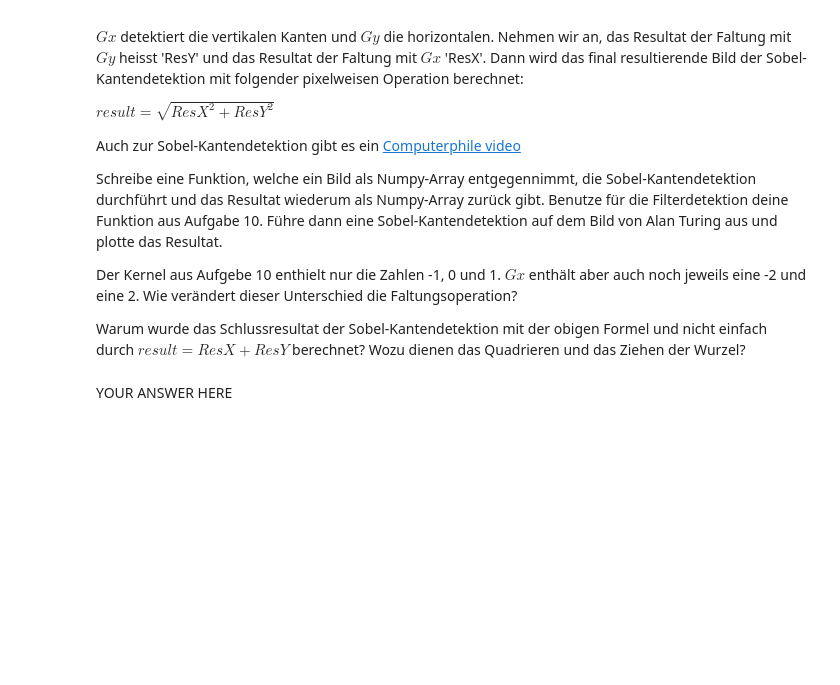
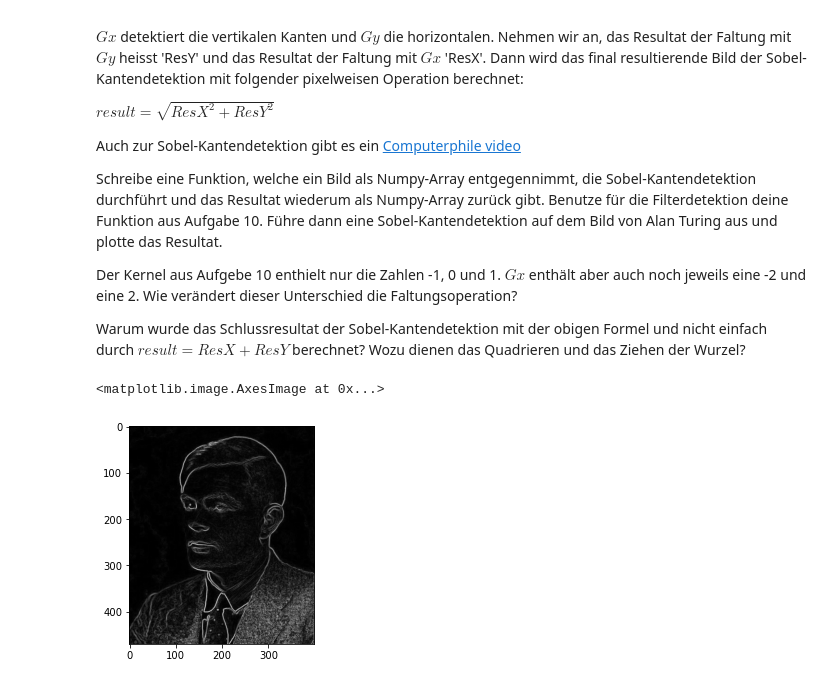
Before and after one commit to marcschny/dsp_assignments, a Jupyter notebook: assignments/assignment08_graded/assignment08_graded.ipynb, the cells around one changed output. Saved outputs shown, nothing was run; the diff lists cells and outputs as text; code cells hidden in the pictures; blank space fills up the shorter version.

```diff
--- a/assignments/assignment08_graded/assignment08_graded.ipynb
+++ b/assignments/assignment08_graded/assignment08_graded.ipynb
@@ -271,19 +278,19 @@ $$
 
 Plotte das Resultierende Bild. Der Kernel ist ein Kantendetektionsfilter. Warum erscheinen einige Kanten dunkel aber andere Hell?
 # %%
-def convolution(img, kernel):
+def convolution(image, kernel):
 
     #init result as empty image (using same scale as the original image)
-    result = np.empty(img.shape)
+    result = np.empty(image.shape)
 
     #pad array with edge values
-    img_padded = np.pad(img, 1, "edge")
+    img_padded = np.pad(image, 1, "edge")
 
     #loop through image
     #always start from second position, and end in second last position
     #so only the actual image values are iterated (w/o the pad values at the edges)
-    for x in range(1, len(img_padded)-2):
-        for y in range(1, len(img_padded[x])-2):
+    for x in range(1, len(img_padded)-1):
+        for y in range(1, len(img_padded[x])-1):
 
             #create 3x3 slice of the image
             img_slice = img_padded[x-1:x+2, y-1:y+2]
@@ -294,8 +301,8 @@ def convolution(img, kernel):
             #get new pixel value summing up the values in new_slice
             new_value = np.sum(new_slice)
 
-            #set new pixel value
-            result[x,y] = new_value
+            #set new pixel value (starting with [0][0])
+            result[x-1][y-1] = new_value
 
     return result
 # %%
@@ -349,10 +356,3 @@ Schreibe eine Funktion, welche ein Bild als Numpy-Array entgegennimmt, die Sobel
 Der Kernel aus Aufgebe 10 enthielt nur die Zahlen -1, 0 und 1. $Gx$ enthält aber auch noch jeweils eine -2 und eine 2. Wie verändert dieser Unterschied die Faltungsoperation?
 
 Warum wurde das Schlussresultat der Sobel-Kantendetektion mit der obigen Formel und nicht einfach durch $result = ResX + ResY$ berechnet? Wozu dienen das Quadrieren und das Ziehen der Wurzel?
-# %%
-def sobel(img):
-
-    # YOUR CODE HERE
-    raise NotImplementedError()
-
-    return result
@@ -362,2 +359,22 @@ raise NotImplementedError()
-# %% [markdown]
-YOUR ANSWER HERE
+# %%
+def sobel(img):
+
+    #init Gx and Gy
+    Gx = [[-1,0,1],[-2,0,2],[-1,0,1]]
+    Gy = [[-1,-2,-1],[0,0,0],[1,2,1]]
+
+    #calc resX and resY using convolution from task 10
+    resX = convolution(img, Gx)
+    resY = convolution(img, Gy)
+
+    #calc result using result-operation from text above
+    result = np.sqrt((resX**2)+(resY**2))
+
+    return result
+# %%
+#display sobel image
+sobel_img = sobel(img)
+plt.imshow(sobel_img, cmap="gray")
+# %% [output]
+<matplotlib.image.AxesImage at 0x...>
+[figure, added]
```
Also changed, not shown: parts of 5 cells of this notebook.
